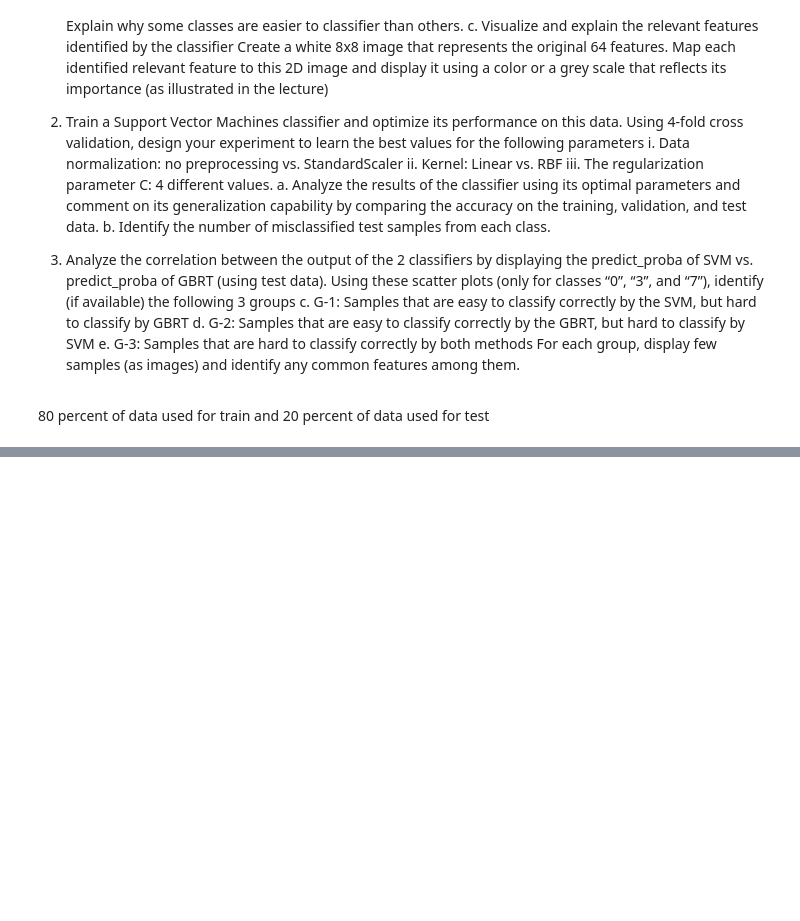
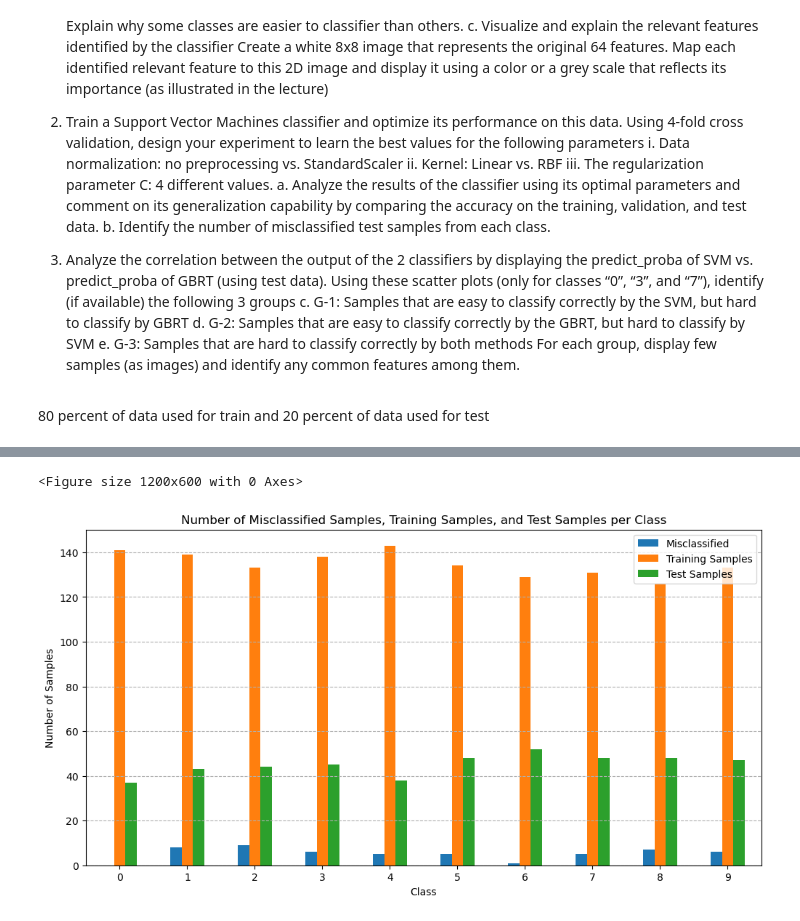
Before and after one commit to mencinas93/GBT-and-SVM, a Jupyter notebook: Midterm_Encinas_Michael_ML.ipynb, the cells around one changed output, grey strips where cells are left out. Saved outputs shown, nothing was run; the diff lists cells and outputs as text; code cells hidden in the pictures; blank space fills up the shorter version.

```diff
--- a/Midterm_Encinas_Michael_ML.ipynb
+++ b/Midterm_Encinas_Michael_ML.ipynb
@@ -179,0 +202,8 @@ plt.show()
+# %%
+y_pred = gbrt.predict(X_test)
+conf_matrix = confusion_matrix(y_test, y_pred)
+misclassified = np.sum(conf_matrix, axis=1) - np.diag(conf_matrix)
+
+
+for i, num_misclassified in enumerate(misclassified):
+    print(f"Class {i}: {num_misclassified} misclassified samples")
@@ -179,0 +221,24 @@ plt.show()
+# %%
+misclassified = np.sum(conf_matrix, axis=1) - np.diag(conf_matrix)
+train_counts = np.bincount(y_train)
+test_counts = np.bincount(y_test)
+classes = np.arange(len(misclassified))
+df = pd.DataFrame({
+    'Class': classes,
+    'Misclassified': misclassified,
+    'Training Samples': train_counts,
+    'Test Samples': test_counts
+})
+
+
+plt.figure(figsize=(12, 6))
+df.set_index('Class').plot(kind='bar', stacked=False, rot=0, figsize=(12, 6))
+plt.xlabel('Class')
+plt.ylabel('Number of Samples')
+plt.title('Number of Misclassified Samples, Training Samples, and Test Samples per Class')
+plt.legend(loc='upper right')
+plt.grid(axis='y', linestyle='--')
+plt.show()
+# %% [output]
+<Figure size 1200x600 with 0 Axes>
+[figure, added]
```
Also changed, not shown: parts of 9 cells of this notebook.
